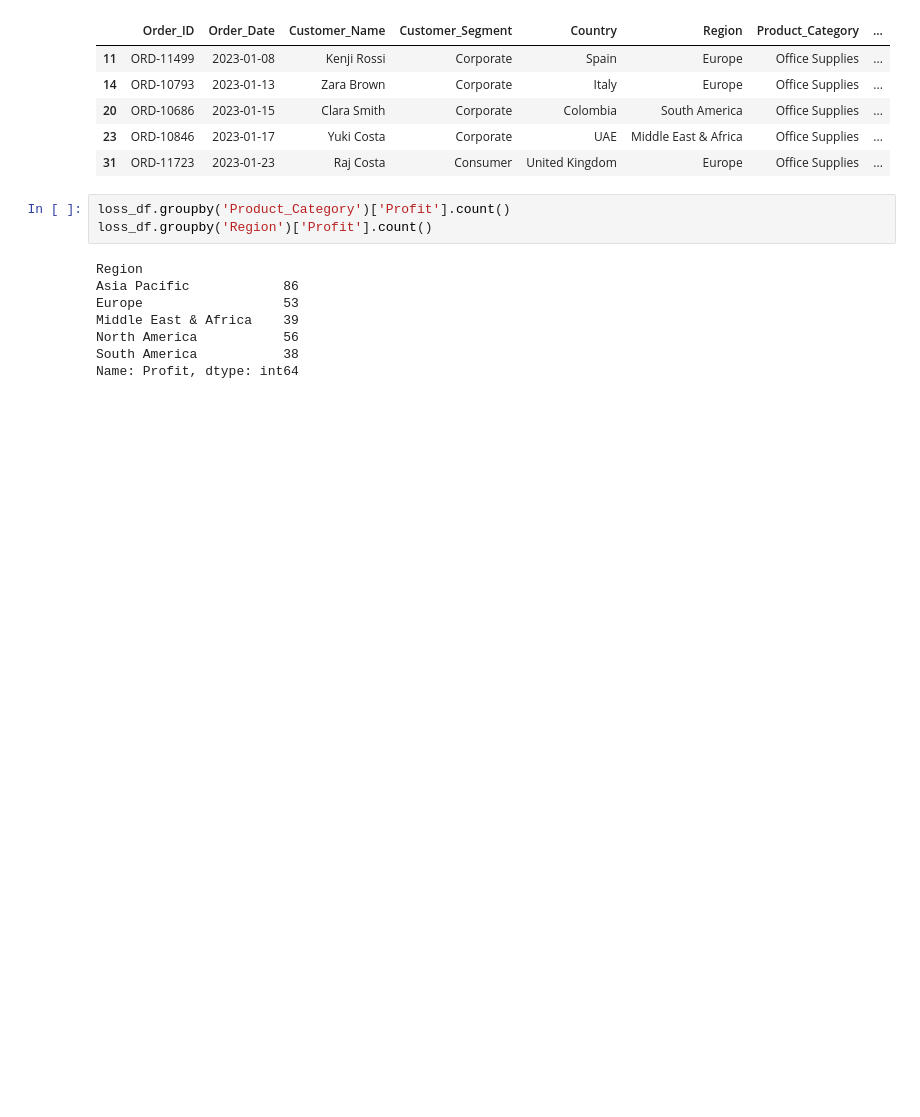
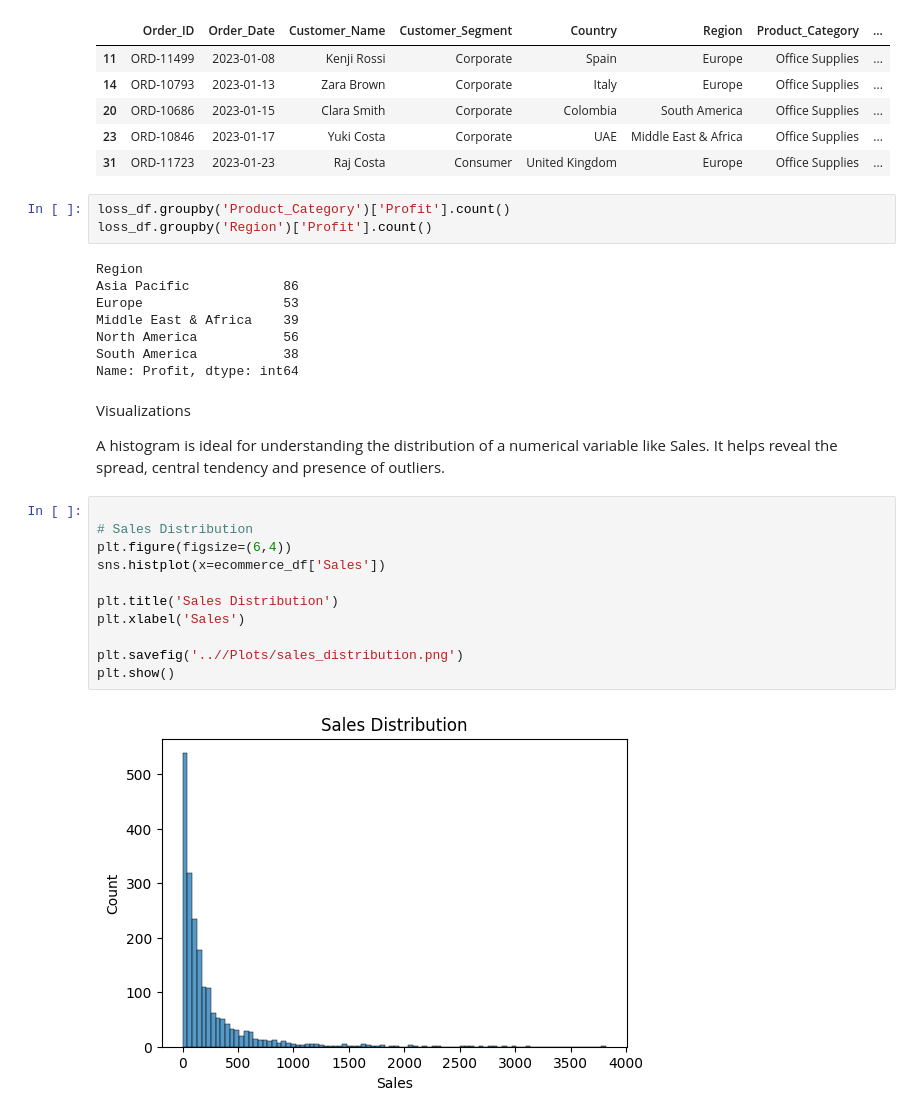
Before and after one commit to KiruthigaSidharthan/Global_Ecommerce_Sales_Analysis, a Jupyter notebook: Notebooks/Ecommerce_Analysis.ipynb, the cells around one changed output. Saved outputs shown, nothing was run; the diff lists cells and outputs as text; blank space fills up the shorter version.

Commit message:
Visualizations and plot images added

```diff
--- a/Notebooks/Ecommerce_Analysis.ipynb
+++ b/Notebooks/Ecommerce_Analysis.ipynb
@@ -269,3 +251,20 @@ Middle East & Africa    39
 North America           56
 South America           38
 Name: Profit, dtype: int64
+# %% [markdown]
+Visualizations
+
+A histogram is ideal for understanding the distribution of a numerical variable like Sales. It helps reveal the spread, central tendency and presence of outliers.
+# %%
+
+# Sales Distribution
+plt.figure(figsize=(6,4))
+sns.histplot(x=ecommerce_df['Sales'])
+
+plt.title('Sales Distribution')
+plt.xlabel('Sales')
+
+plt.savefig('..//Plots/sales_distribution.png')
+plt.show()
+# %% [output]
+[figure, added]
```
Also changed, not shown: parts of 11 cells of this notebook, 3 other files.
